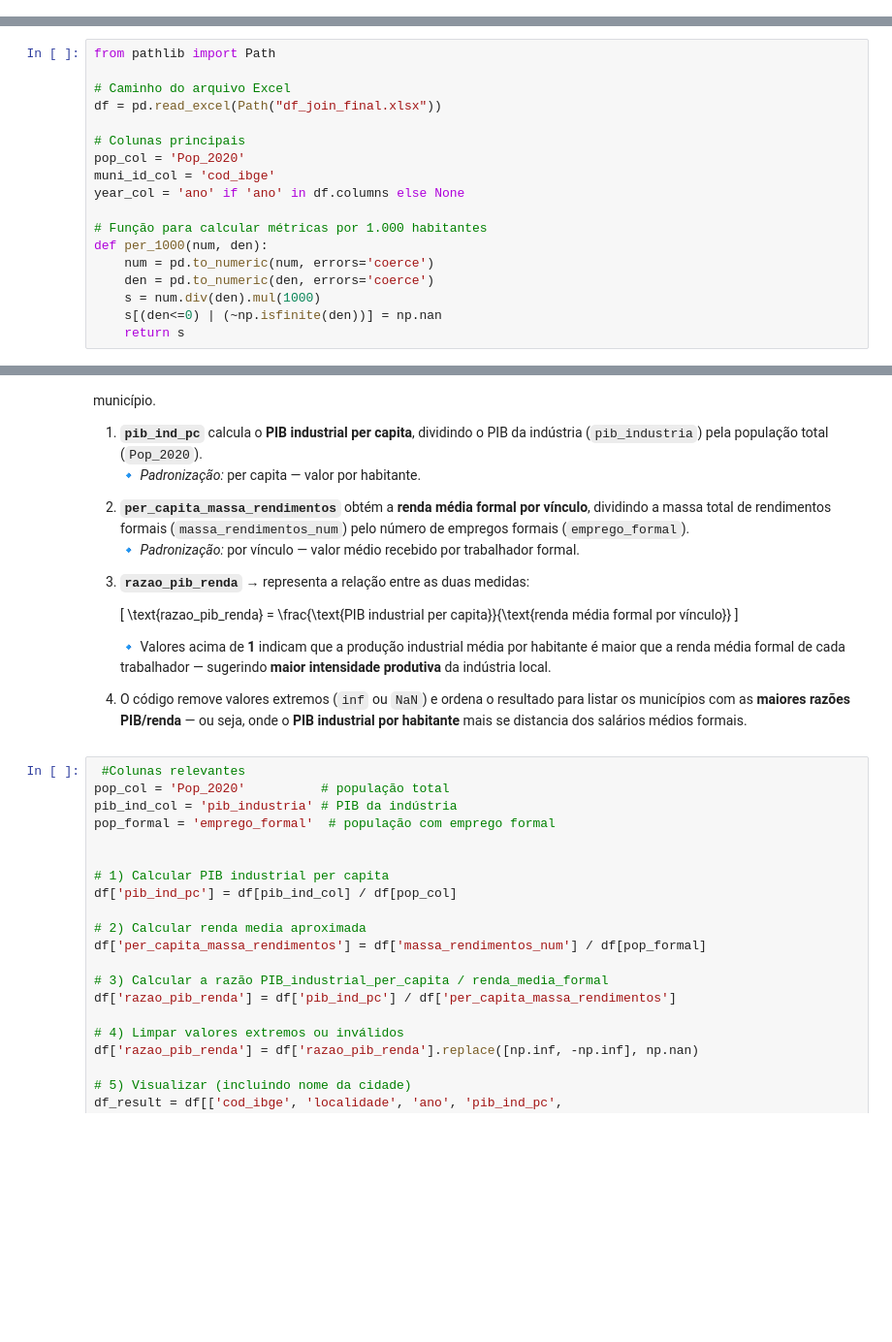
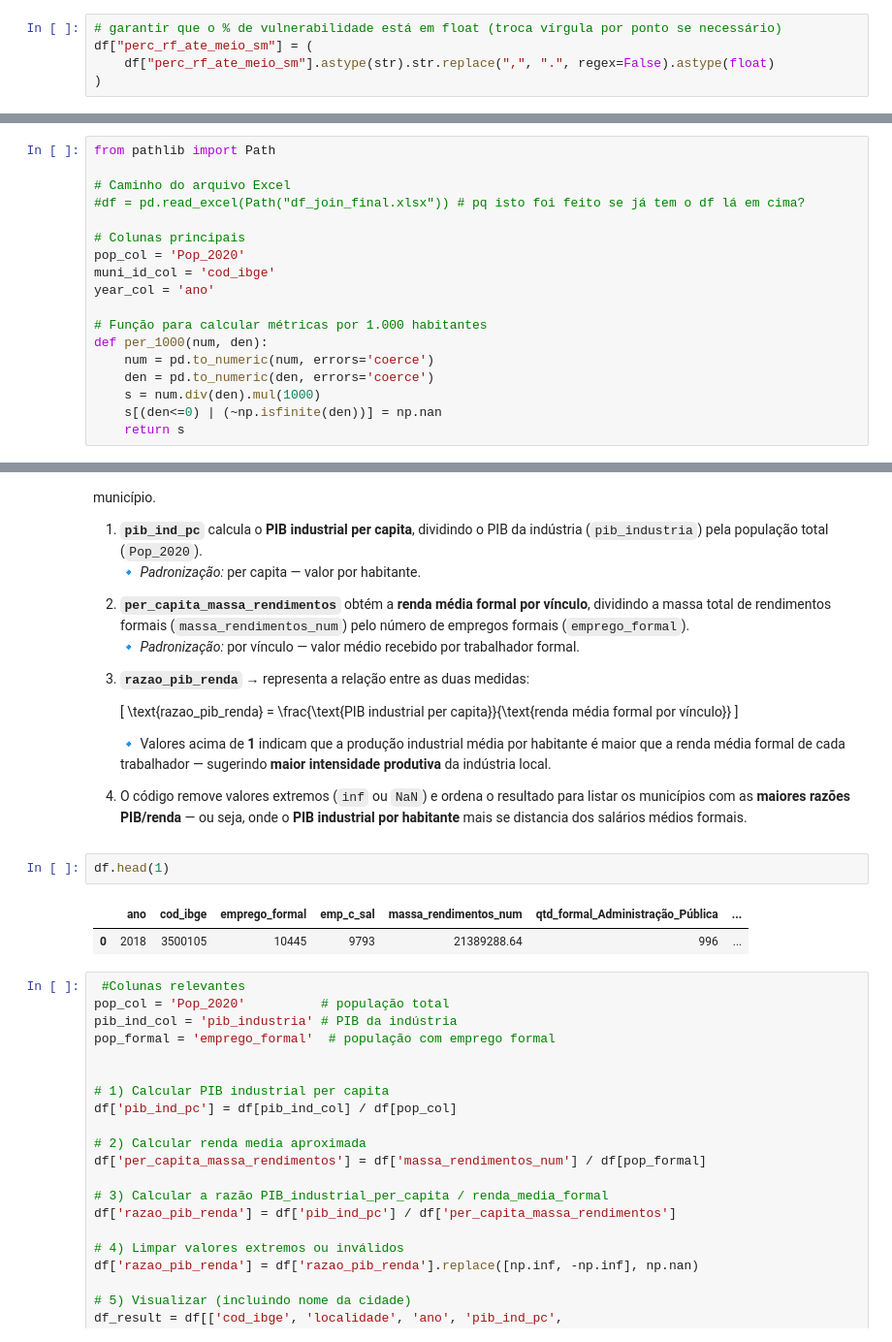
Before and after one commit to gustavonegrao/projeto_SSC0957, a Jupyter notebook: analise_entrega2.ipynb, the cells around one changed output, grey strips where cells are left out. Shown at 97% size. Cells and saved outputs as stored; diff of their text form; blank space fills up the shorter version.

```diff
--- a/analise_entrega2.ipynb
+++ b/analise_entrega2.ipynb
@@ -235,3 +235,8 @@ d = df.copy()
 d["perc_rf_ate_meio_sm"] = (
     d["perc_rf_ate_meio_sm"].astype(str).str.replace(",", ".", regex=False).astype(float)
 )
+# %%
+# garantir que o % de vulnerabilidade está em float (troca vírgula por ponto se necessário)
+df["perc_rf_ate_meio_sm"] = (
+    df["perc_rf_ate_meio_sm"].astype(str).str.replace(",", ".", regex=False).astype(float)
+)
@@ -324,12 +331,12 @@ Agrupar municipios com padrões semelhantes de emprego formal. Ex: alta industri
 from pathlib import Path
 
 # Caminho do arquivo Excel
-df = pd.read_excel(Path("df_join_final.xlsx"))
+#df = pd.read_excel(Path("df_join_final.xlsx")) # pq isto foi feito se já tem o df lá em cima?
 
 # Colunas principais
 pop_col = 'Pop_2020'
 muni_id_col = 'cod_ibge'
-year_col = 'ano' if 'ano' in df.columns else None
+year_col = 'ano'
 
 # Função para calcular métricas por 1.000 habitantes
 def per_1000(num, den):
@@ -360,6 +369,11 @@ Este trecho calcula o quanto a **produção industrial média por habitante** su
    🔹 Valores acima de **1** indicam que a produção industrial média por habitante é maior que a renda média formal de cada trabalhador — sugerindo **maior intensidade produtiva** da indústria local.
 
 4. O código remove valores extremos (`inf` ou `NaN`) e ordena o resultado para listar os municípios com as **maiores razões PIB/renda** — ou seja, onde o **PIB industrial por habitante** mais se distancia dos salários médios formais.
+# %%
+df.head(1)
+# %% [output]
+|  | ano | cod_ibge | emprego_formal | emp_c_sal | massa_rendimentos_num | qtd_formal_Administração_Pública | ... |
+| 0 | 2018 | 3500105 | 10445 | 9793 | 21389288.64 | 996 | ... |
 # %%
  #Colunas relevantes
 pop_col = 'Pop_2020'          # população total
```
Also changed, not shown: parts of 16 cells of this notebook, 1 other file.
